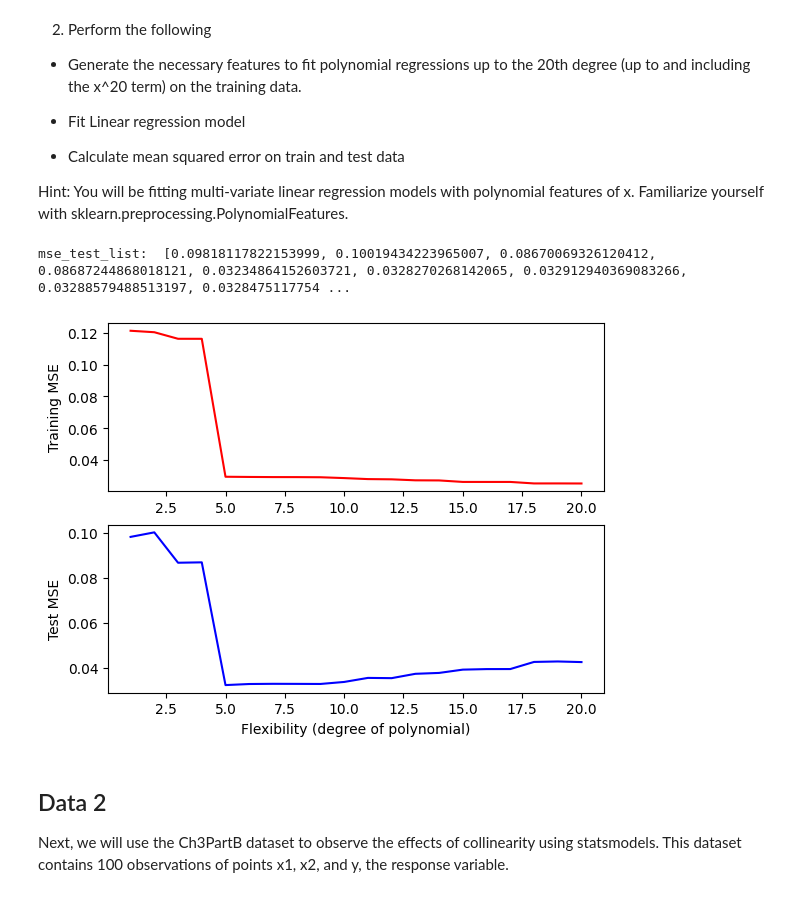
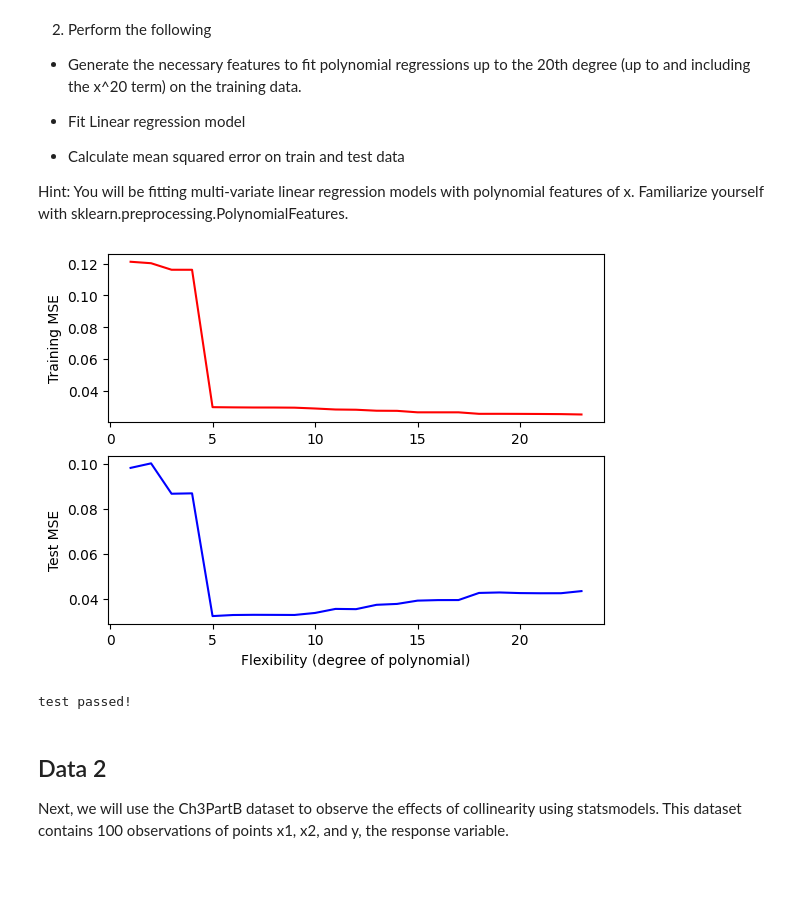
Before and after one commit to lenguyen8888/UPenn_AI_Essential, a Jupyter notebook: ml_assignment_2.ipynb, the cells around one changed output. Cells and saved outputs as stored; diff of their text form; code cells hidden in the pictures.

Commit message:
Test up to degree 24 for the same min values check on lab top and Coursera

```diff
--- a/ml_assignment_2.ipynb
+++ b/ml_assignment_2.ipynb
@@ -117,44 +117,45 @@ Hint: You will be fitting multi-variate linear regression models with polynomial
 # %%
 x_tr = Data1[['x_tr']]
 y_tr = Data1[['y_tr']]
-max_degree = 21
+# extend the degree of polynomial to 24 to allow the same min value of mse_train_list
+# for test
+max_degree = 20 + 4
 mse_train_list = []
 mse_test_list = []
 
 ## Fit polynomial regressions from 1 to 20 degrees
 for d in range(1,max_degree):
 
     polynomial_features = PolynomialFeatures(degree=d, include_bias=False) # Hint: Use PolynomialFeatures() with degree d
 
     poly = polynomial_features.fit_transform(x_tr) # Hint: Fit transform on polynomialFeatures using 'x' train data
 
     poly_model = LinearRegression().fit(poly, y_tr) # Hint: Use a model like LinearRegression and fit the model using 'poly' and 'y' train data
 
     ## Predict training values using the fitted poly_model
     y_train_pred = poly_model.predict(poly)
 
     mse_train = mean_squared_error(y_tr, y_train_pred) # Hint: Calculate the mean squared error between y_tr and y_train_pred
 
     mse_train_list.append(mse_train)
 
     y_test_pred = poly_model.predict(polynomial_features.fit_transform(Data1[['x_te']]))
     mse_test = mean_squared_error(Data1[['y_te']], y_test_pred) # Hint: Calculate the mean squared error between y_te and y_test_pred
 
     mse_test_list.append(mse_test)
 
-print('mse_test_list: ', mse_test_list)
-print('mse_train_list: ', mse_train_list)
+# print('mse_test_list: ', mse_test_list)
+# print('mse_train_list: ', mse_train_list)
 plt.subplot(2,1,1)
 plt.plot(range(1,max_degree), mse_train_list, '-r')
 plt.ylabel("Training MSE")
 plt.subplot(2,1,2)
 plt.plot(range(1,max_degree), mse_test_list, '-b')
 plt.xlabel("Flexibility (degree of polynomial)")
 plt.ylabel("Test MSE")
 plt.show()
 # %% [output]
-mse_test_list:  [0.09818117822153999, 0.10019434223965007, 0.08670069326120412, 0.08687244868018121, 0.03234864152603721, 0.0328270268142065, 0.032912940369083266, 0.03288579488513197, 0.0328475117754 ...
-[figure, old version]
+[figure, new version]
 # %%
 ##########################
 ### TEST YOUR SOLUTION ###
@@ -166,6 +167,8 @@ assert abs(mse_train_list[4] - 0.029) < 0.001, "One of the values in mse_train_l
 assert abs(mse_test_list[4] - 0.032) < 0.001, "One of the values in mse_test_list is wrong. Please try again.."
 
 print("test passed!")
+# %% [output]
+test passed!
 # %% [markdown]
 ## Data 2
 
```
Also changed, not shown: parts of 5 cells of this notebook.
